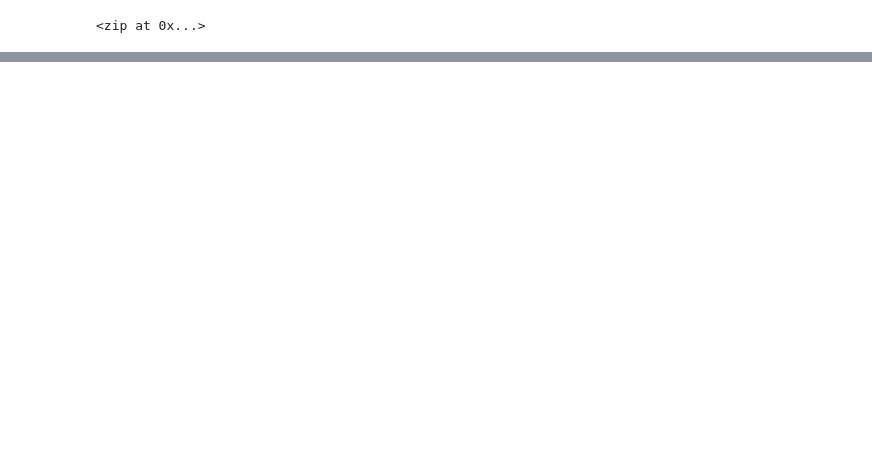
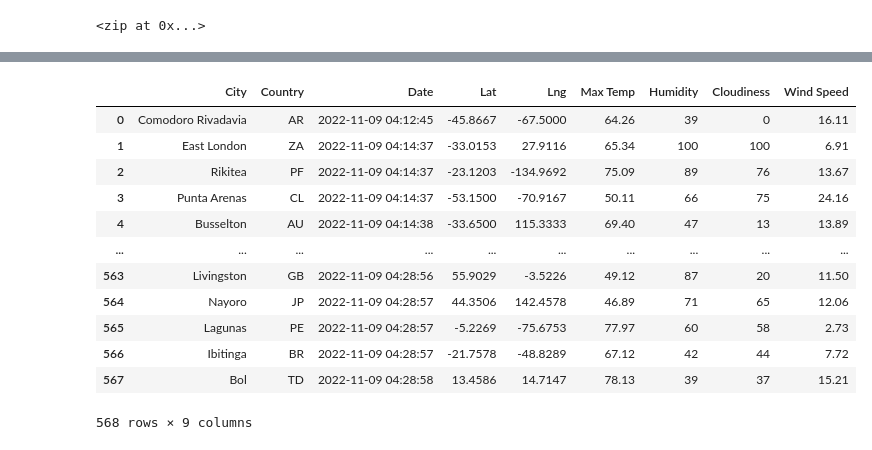
Before and after one commit to shef1109/World_Weather_Analysis, a Jupyter notebook: WeatherPy.ipynb, the cells around one changed output, grey strips where cells are left out. Cells and saved outputs as stored; diff of their text form; code cells hidden in the pictures; blank space fills up the shorter version.

Commit message:
Weather Analysis files

```diff
--- a/WeatherPy.ipynb
+++ b/WeatherPy.ipynb
@@ -5,0 +12,4 @@ import numpy as np
+# %%
+#2 Starting URL for Weather Map API Call.
+url = "http://api.openweathermap.org/data/2.5/weather?units=Imperial&APPID=" + weather_api_key
+print(url)
@@ -32,0 +129,4 @@ len(cities)
+# %%
+# Convert the array of dictionaries to a Pandas DataFrame.
+city_data_df = pd.DataFrame(city_data)
+city_data_df.head(10)
@@ -32,0 +145,19 @@ len(cities)
+# %%
+# Reorder columns
+new_column_order = ["City", "Country", "Date", "Lat", "Lng", "Max Temp", "Humidity", "Cloudiness", "Wind Speed"]
+city_data_df=city_data_df[new_column_order]
+city_data_df
+# %% [output]
+|  | City | Country | Date | Lat | Lng | Max Temp | Humidity | Cloudiness | Wind Speed |
+| 0 | Comodoro Rivadavia | AR | 2022-11-09 04:12:45 | -45.8667 | -67.5000 | 64.26 | 39 | 0 | 16.11 |
+| 1 | East London | ZA | 2022-11-09 04:14:37 | -33.0153 | 27.9116 | 65.34 | 100 | 100 | 6.91 |
+| 2 | Rikitea | PF | 2022-11-09 04:14:37 | -23.1203 | -134.9692 | 75.09 | 89 | 76 | 13.67 |
+| 3 | Punta Arenas | CL | 2022-11-09 04:14:37 | -53.1500 | -70.9167 | 50.11 | 66 | 75 | 24.16 |
+| 4 | Busselton | AU | 2022-11-09 04:14:38 | -33.6500 | 115.3333 | 69.40 | 47 | 13 | 13.89 |
+| ... | ... | ... | ... | ... | ... | ... | ... | ... | ... |
+| 563 | Livingston | GB | 2022-11-09 04:28:56 | 55.9029 | -3.5226 | 49.12 | 87 | 20 | 11.50 |
+| 564 | Nayoro | JP | 2022-11-09 04:28:57 | 44.3506 | 142.4578 | 46.89 | 71 | 65 | 12.06 |
+| 565 | Lagunas | PE | 2022-11-09 04:28:57 | -5.2269 | -75.6753 | 77.97 | 60 | 58 | 2.73 |
+| 566 | Ibitinga | BR | 2022-11-09 04:28:57 | -21.7578 | -48.8289 | 67.12 | 42 | 44 | 7.72 |
+| 567 | Bol | TD | 2022-11-09 04:28:58 | 13.4586 | 14.7147 | 78.13 | 39 | 37 | 15.21 |
+568 rows × 9 columns
```
Also changed, not shown: parts of 7 cells of this notebook, 4 other files.
